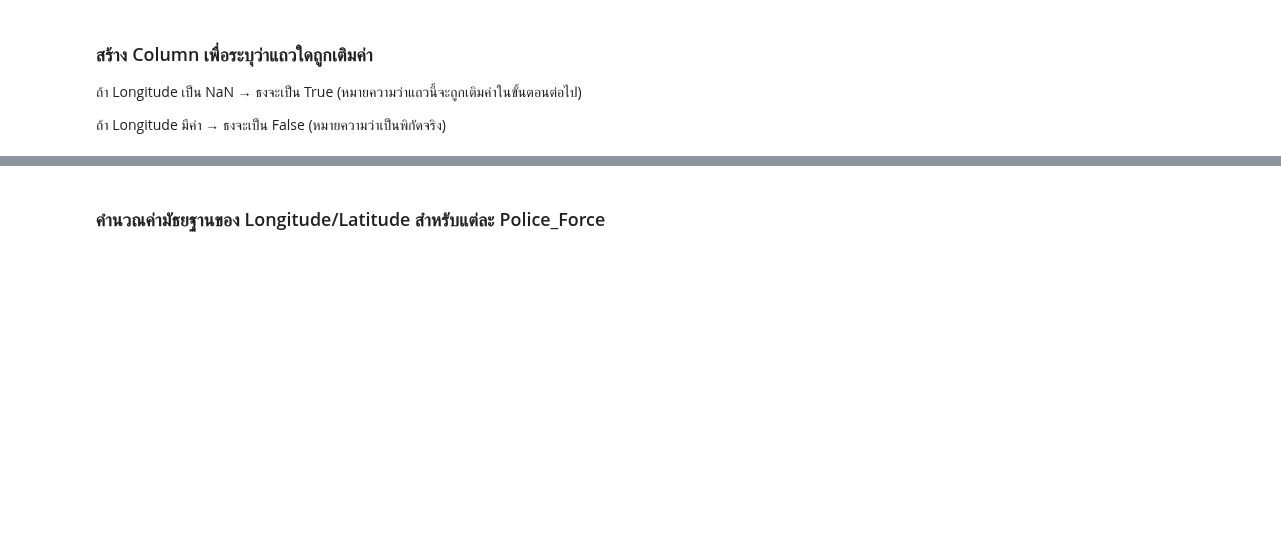
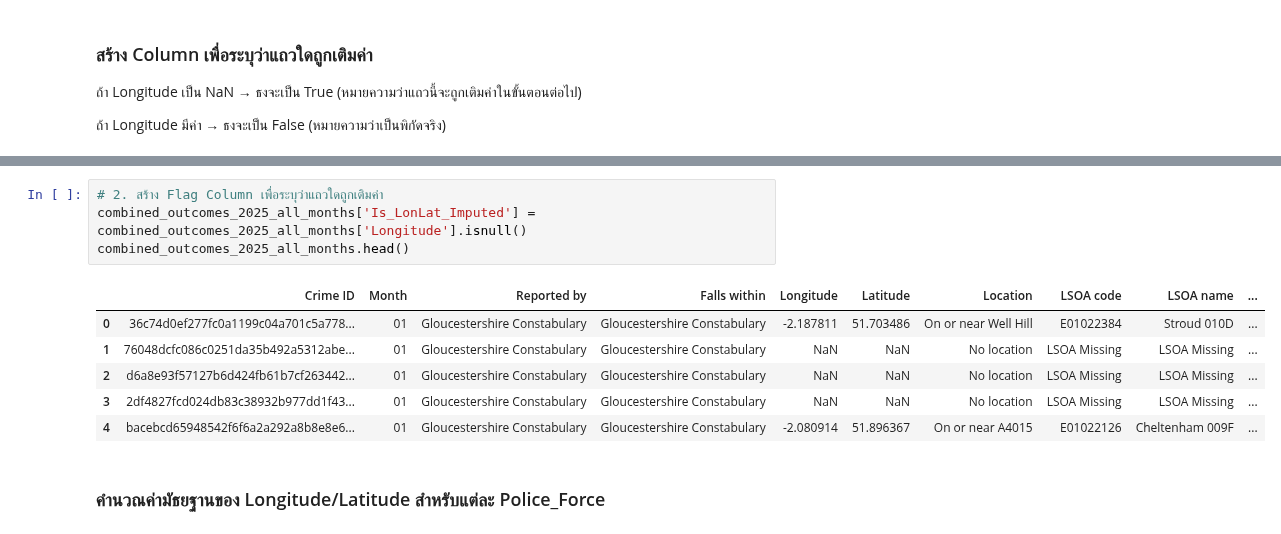
Before and after one commit to jangInw007/JENZY_Project, a Jupyter notebook: JENZY_is_perfect_project_Basicpro.ipynb, the cells around one changed output, grey strips where cells are left out. Saved outputs shown, nothing was run; the diff lists cells and outputs as text; blank space fills up the shorter version.

```diff
--- a/JENZY_is_perfect_project_Basicpro.ipynb
+++ b/JENZY_is_perfect_project_Basicpro.ipynb
@@ -1197,3 +235,14 @@ Police Forces with missing Longitude/Latitude values and their counts:
+# %%
+# 2. สร้าง Flag Column เพื่อระบุว่าแถวใดถูกเติมค่า
+combined_outcomes_2025_all_months['Is_LonLat_Imputed'] = combined_outcomes_2025_all_months['Longitude'].isnull()
+combined_outcomes_2025_all_months.head()
+# %% [output]
+|  | Crime ID | Month | Reported by | Falls within | Longitude | Latitude | Location | LSOA code | LSOA name | ... |
+| 0 | 36c74d0ef277fc0a1199c04a701c5a778... | 01 | Gloucestershire Constabulary | Gloucestershire Constabulary | -2.187811 | 51.703486 | On or near Well Hill | E01022384 | Stroud 010D | ... |
+| 1 | 76048dcfc086c0251da35b492a5312abe... | 01 | Gloucestershire Constabulary | Gloucestershire Constabulary | NaN | NaN | No location | LSOA Missing | LSOA Missing | ... |
+| 2 | d6a8e93f57127b6d424fb61b7cf263442... | 01 | Gloucestershire Constabulary | Gloucestershire Constabulary | NaN | NaN | No location | LSOA Missing | LSOA Missing | ... |
+| 3 | 2df4827fcd024db83c38932b977dd1f43... | 01 | Gloucestershire Constabulary | Gloucestershire Constabulary | NaN | NaN | No location | LSOA Missing | LSOA Missing | ... |
+| 4 | bacebcd65948542f6f6a2a292a8b8e8e6... | 01 | Gloucestershire Constabulary | Gloucestershire Constabulary | -2.080914 | 51.896367 | On or near A4015 | E01022126 | Cheltenham 009F | ... |
 # %% [markdown]
 ### คำนวณค่ามัธยฐานของ Longitude/Latitude สำหรับแต่ละ Police_Force
 # %%
```
Also changed, not shown: parts of 78 cells of this notebook.
